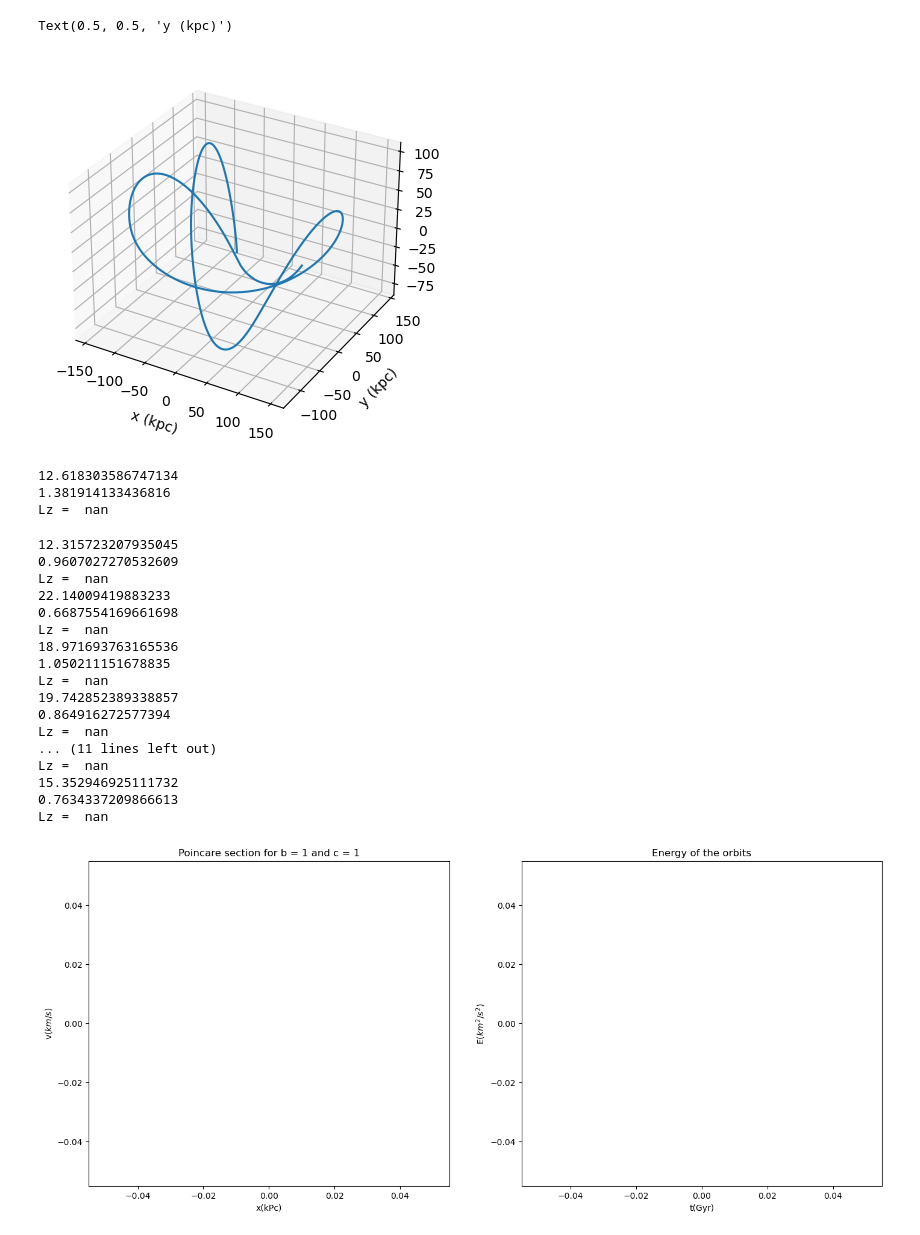
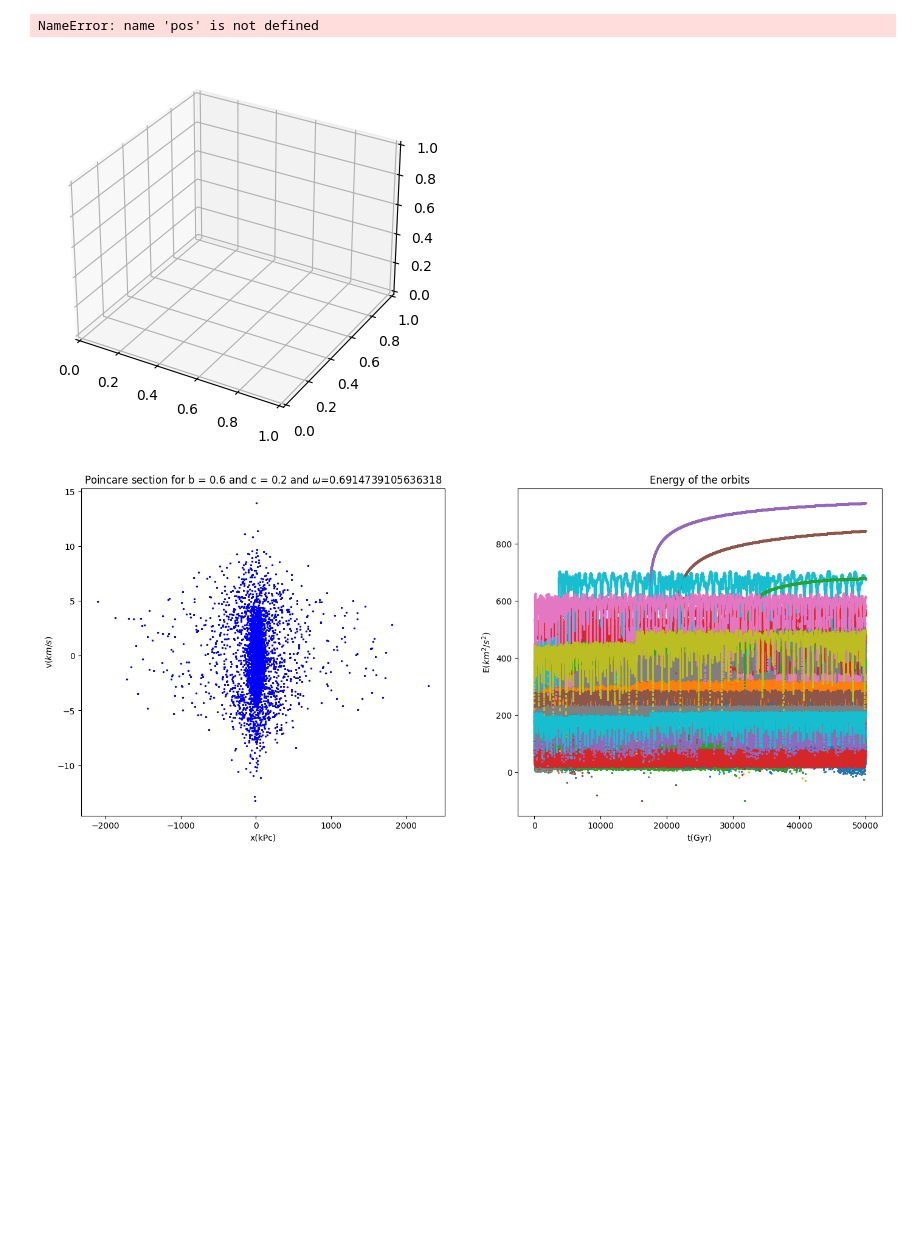
Before and after one commit to gwill704/Galactic_Chaos, a Jupyter notebook: plots.ipynb, the cells around one changed output. Saved outputs shown, nothing was run; the diff lists cells and outputs as text; code cells hidden in the pictures; blank space fills up the shorter version.

```diff
--- a/plots.ipynb
+++ b/plots.ipynb
@@ -2,31 +2,32 @@
 import matplotlib.pyplot as plt
 import random as rd
 import os
-import numpy as np
 from Chaos import Chaos
 
 # Creation of dir where data is goingo to be stored
 os.makedirs('data', exist_ok=True)
 
 # Parameters
-N = 100# Number of stars
-dt = 0.1 # Time step in Gyr
+N = 30# Number of stars
+dt = 0.001 # Time step in Gyr
 rc = 20 # Reference length
 
 # Asymetry parameters
-b = 0.5
-c = 0.2
+b = 1
+c = 0.8
 
 # Energy
 
-E = -61.
+E = -60.
 
 plt.figure(figsize =(17,7))
+omega = 0.
 
 for k in range (0, N ):
     # input point in the three first arguments of chaos
-    x0 = rd.uniform(0.2*rc/np.sqrt(np.e),0.5*rc/np.sqrt(np.e))
-    omega = rd.uniform(np.sqrt(-2*E)/x0, 2*np.sqrt(-2*E)/x0)
+    x0 = rd.uniform(0.5, 1.)
+    omega = 0.
+    #omega = rd.uniform(0, np.sqrt(-2*E)/x0)
     datos = Chaos(x0,0,0, dt, b, c, rc, E, omega)
     pos, vel, energy, poin= datos.verlet(k)
     plt.subplot(1,2,1)
@@ -68,76 +65,54 @@ plt.xlabel('x (kpc)')
 plt.ylabel('y (kpc)')
 #plt.zlabel('z (kpc)')
 # %% [output]
-Text(0.5, 0.5, 'y (kpc)')
+NameError: name 'pos' is not defined
-[figure, old version]
+[figure, new version]
 # %%
 import matplotlib.pyplot as plt
 import random as rd
-import numpy as np
 import os
 from Chaos import Chaos
 
 # Creation of dir where data is goingo to be stored
 os.makedirs('data', exist_ok=True)
 
 # Parameters
-N = 10# Number of stars
-dt = 0.001 # Time step in Gyr
+N = 50# Number of stars
+dt = 1 # Time step in Gyr
 rc = 20 # Reference length
 
 
 # Asymetry parameters
-b = 1
-c = 1
+b = 0.6
+c = 0.2
 
 # Energy
 
 E = -60.
 
 plt.figure(figsize =(17,7))
 
 for k in range (0, N ):
     # input point in the three first arguments of chaos
-    x0 = rd.uniform(rc/(np.sqrt(np.e)), 2*rc/(np.sqrt(np.e)))
-
-    print(x0)
-    omega = rd.uniform(np.sqrt(-2*E)/x0, 2*np.sqrt(-2*E)/x0)
-    print(omega)
+    x0 = rd.uniform(1.2*rc/(np.sqrt(np.e)), 1.6*rc/(np.sqrt(np.e)))
+    #print(x0)
+    omega = 1.2*np.sqrt(-2*E)/x0
+    #print(omega)
     datos = Chaos(x0,0,0, dt, b, c, rc, E, omega)
-    pos, vel, energy, poin= datos.angularspeed(k)
+    pos, vel, energy, poin= datos.verlet(k)
     plt.subplot(1,2,1)
     plt.xlabel('x(kPc)')
     plt.ylabel('v($km/s$)')
-    plt.title('Poincare section for b = {} and c = {}'.format(b,c))
+    plt.title('Poincare section for b = {} and c = {} and $\omega$={}'.format(b,c, omega))
     plt.plot(poin[0], poin[1], 'b*', markersize=2)
     plt.subplot(1,2,2)
     plt.xlabel('t(Gyr)')
     plt.ylabel('E($km^2$/$s^2$)')
     plt.title('Energy of the orbits')
     plt.plot(energy[1], energy[0], '*', label = 'energy of particule '+str(k) , markersize=2)
-    plt.savefig('data/Poincareb='+str(b)+' c='+str(c)+' N='+str(N) + '.png')
+    plt.savefig('data/Poincare_w b='+str(b)+' c='+str(c)+' N='+str(N) + '.png')
 # %% [output]
-12.618303586747134
-1.381914133436816
-Lz =  nan
-12.315723207935045
-0.9607027270532609
-Lz =  nan
-22.14009419883233
-0.6687554169661698
-Lz =  nan
-18.971693763165536
-1.050211151678835
-Lz =  nan
-19.742852389338857
-0.864916272577394
-Lz =  nan
-... (11 lines left out)
-Lz =  nan
-15.352946925111732
-0.7634337209866613
-Lz =  nan
-[figure, old version]
+[figure, new version]
 # %%
 plt.figure(figsize = (17,7))
 plt.subplot(1,2,2)
```
Also changed, not shown: parts of 4 cells of this notebook, 1 other file.
